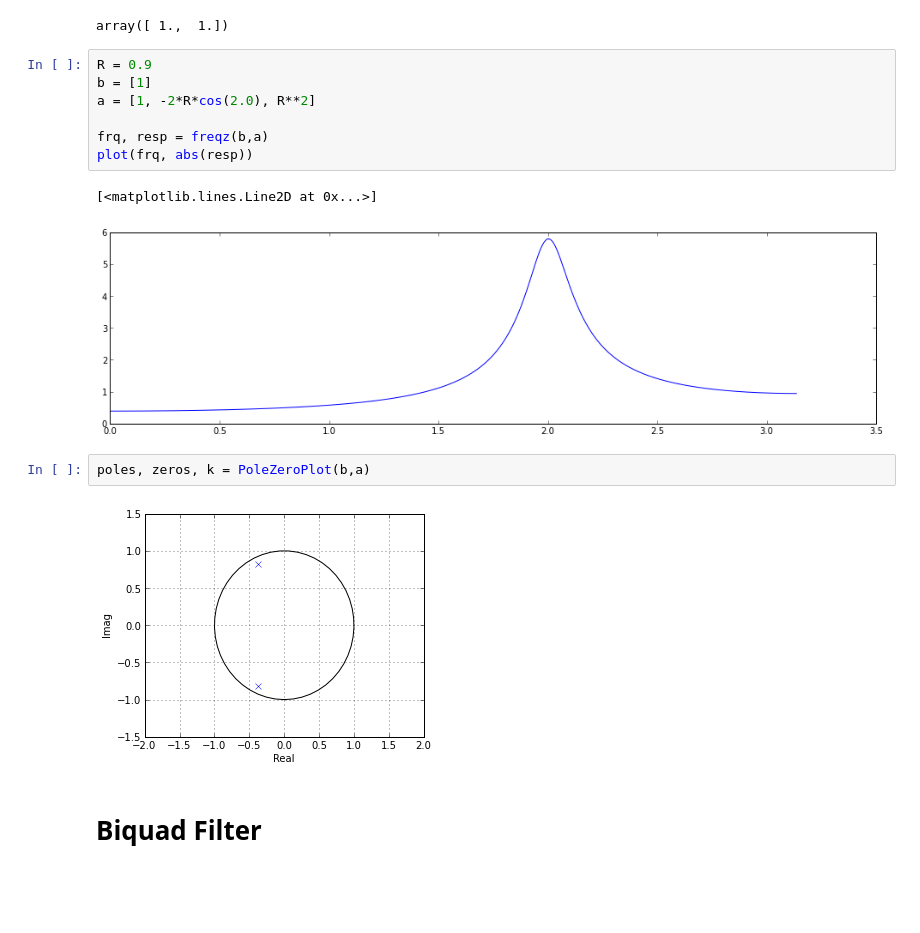
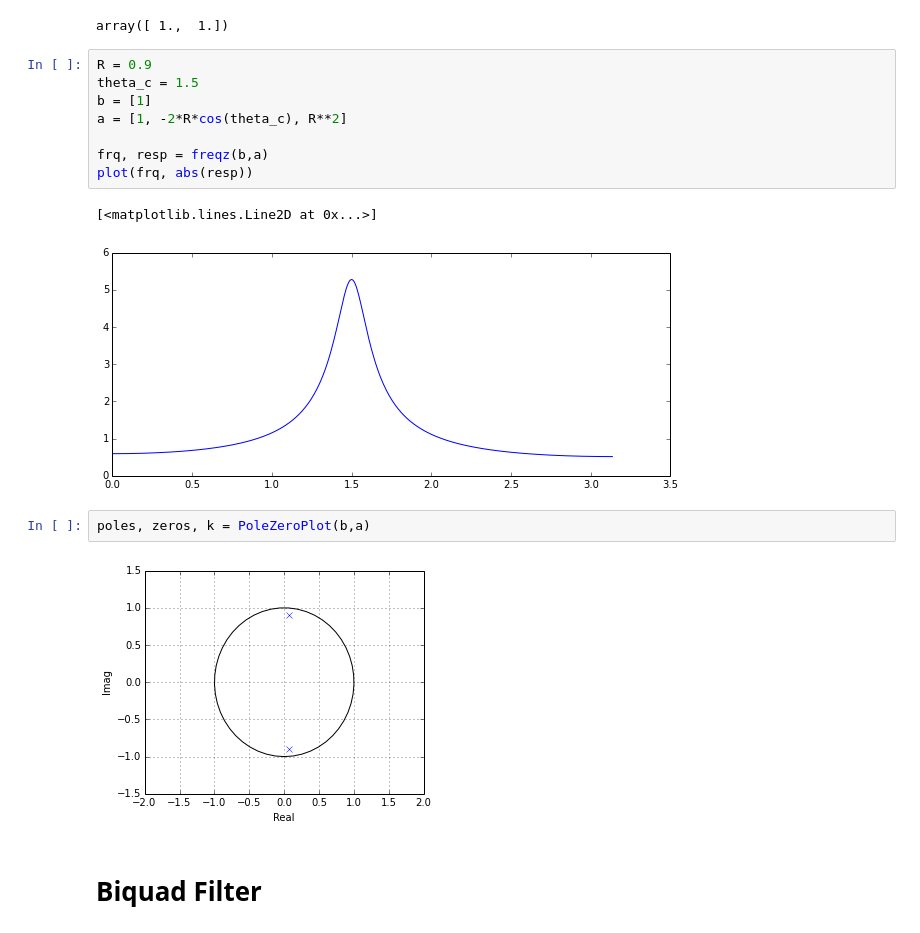
Before and after one commit to mantaraya36/201A-ipython, a Jupyter notebook: Audio Filters.ipynb, the cells around one changed output. Cells and saved outputs as stored; diff of their text form; blank space fills up the shorter version.

```diff
--- a/Audio Filters.ipynb
+++ b/Audio Filters.ipynb
@@ -364,18 +378,19 @@ abs(zeros)
 array([ 1.,  1.])
 # %%
 R = 0.9
+theta_c = 1.5
 b = [1]
-a = [1, -2*R*cos(2.0), R**2]
+a = [1, -2*R*cos(theta_c), R**2]
 
 frq, resp = freqz(b,a)
 plot(frq, abs(resp))
 # %% [output]
 [<matplotlib.lines.Line2D at 0x...>]
-[figure, old version]
+[figure, new version]
 # %%
 poles, zeros, k = PoleZeroPlot(b,a)
 # %% [output]
-[figure, old version]
+[figure, new version]
 # %% [markdown]
 # Biquad Filter
 # %% [markdown]
```
Also changed, not shown: parts of 50 cells of this notebook, 1 other file.
